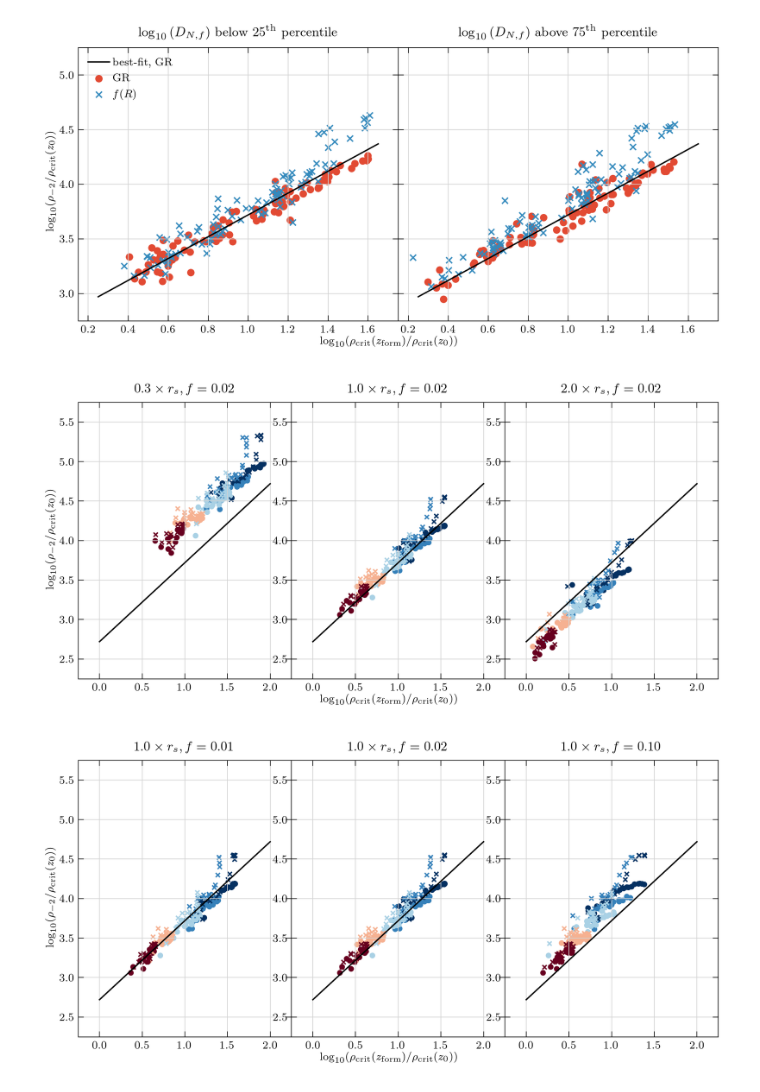
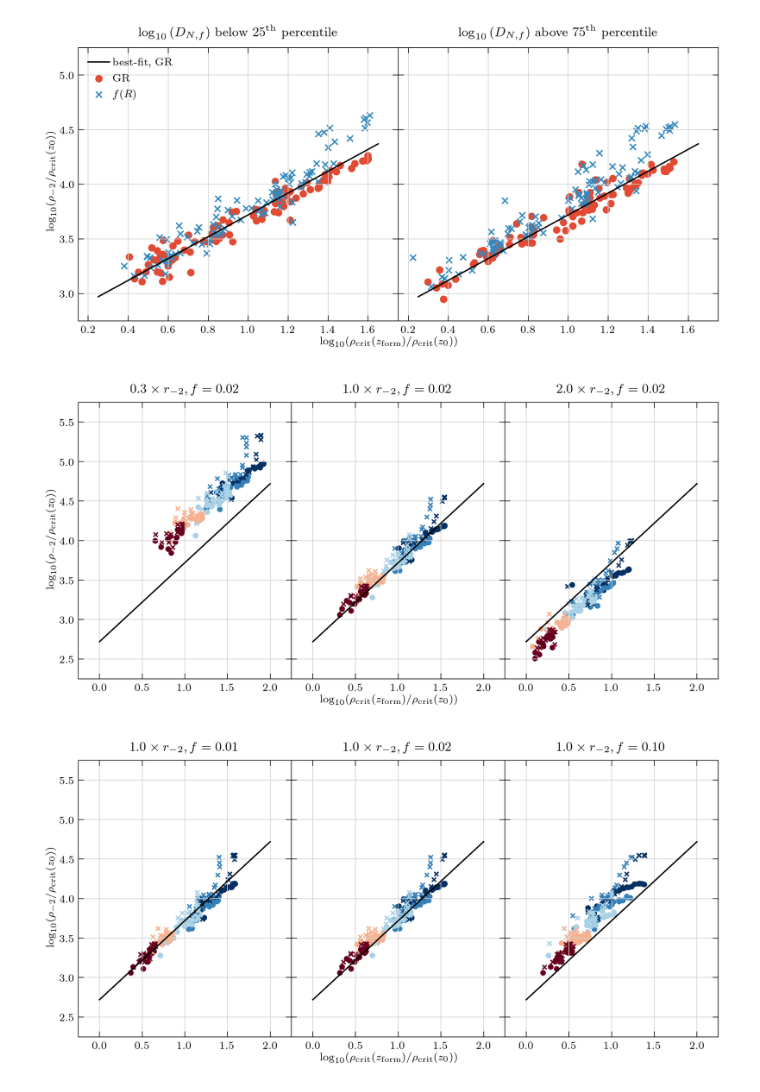
Before and after one commit to oleskiewicz/hbtp, a Jupyter notebook: relation.ipynb, the cells around one changed output. Cells and saved outputs as stored; diff of their text form; code cells hidden in the pictures.

Commit message:
fix figure titles

```diff
--- a/relation.ipynb
+++ b/relation.ipynb
@@ -9,7 +9,7 @@ import matplotlib
 # %%
 plt.style.use("paper")
 # %%
-savefig = False
+savefig = True
 # %%
 grav = "GR_b64n512"
 NFW_f = 0.02
@@ -307,7 +307,7 @@ if savefig:
 # %% [output]
 [figure]
 # %%
-def plot_rhorho(ax, NFW_f, rs_f):
+def plot_rhorho(ax, NFW_f, rs_f, print_yticklabels=False):
     # GR
     _d = d[(d["grav"] == "GR_b64n512") & (d["f"] == NFW_f) & (d["rs_f"] == rs_f)]
     ax.scatter(x=_d["rho_f"], y=_d["rho_s"], marker="o", c=_d["z"], s=10, label=None)
@@ -318,40 +318,42 @@ def plot_rhorho(ax, NFW_f, rs_f):
     _d = d[(d["grav"] == "fr6_b64n512") & (d["f"] == NFW_f) & (d["rs_f"] == rs_f)]
     ax.scatter(x=_d["rho_f"], y=_d["rho_s"], marker="x", c=_d["z"], s=10, label=None)
 
-    ax.set_title(r"$%0.1f \times r_s, f=%0.2f$" % (rs_f, NFW_f))
+    ax.set_title(r"$%0.1f \times r_{-2}, f=%0.2f$" % (rs_f, NFW_f))
     ax.set_xlim((-0.25, 2.25))
     ax.set_ylim((2.25, 5.75))
+    if not print_yticklabels:
+        ax.set_yticklabels([])
 # %%
 fig = plt.figure(figsize=(7.0, 3.4))
 grid = plt.GridSpec(1, 3, hspace=0.0, wspace=0.0)
 
 d = pd.read_csv("./result_20.csv").dropna()
 d["z"] = zs.loc[d["snap"]].values
 
-plot_rhorho(fig.add_subplot(grid[0, 0]), 0.02, 0.3)
+plot_rhorho(fig.add_subplot(grid[0, 0]), 0.02, 0.3, True)
 plot_rhorho(fig.add_subplot(grid[0, 1]), 0.02, 1.0)
 plot_rhorho(fig.add_subplot(grid[0, 2]), 0.02, 2.0)
 
 fig.text(
     0.5,
     0.0,
     r"$\log_{10}(\rho_{\mathrm{crit}}(z_{\mathrm{form}}) / \rho_{\mathrm{crit}}(z_{0}))$",
     ha="center",
 )
 fig.text(
     0.0,
     0.5,
     r"$\log_{10}(\rho_{-2} / \rho_{\mathrm{crit}}(z_{0}))$",
     va="center",
     rotation="vertical",
 )
 
 fig.tight_layout()
 
 if savefig:
     fig.savefig("./plots/rhorho_var_rs_f.pdf")
 # %% [output]
-[figure, old version]
+[figure, new version]
 # %%
 fig = plt.figure(figsize=(7.0, 3.4))
 grid = plt.GridSpec(1, 3, hspace=0.0, wspace=0.0)
@@ -359,7 +361,7 @@ grid = plt.GridSpec(1, 3, hspace=0.0, wspace=0.0)
 d = pd.read_csv("./result_20.csv").dropna()
 d["z"] = zs.loc[d["snap"]].values
 
-plot_rhorho(fig.add_subplot(grid[0, 0]), 0.01, 1.0)
+plot_rhorho(fig.add_subplot(grid[0, 0]), 0.01, 1.0, True)
 plot_rhorho(fig.add_subplot(grid[0, 1]), 0.02, 1.0)
 plot_rhorho(fig.add_subplot(grid[0, 2]), 0.10, 1.0)
 
@@ -382,4 +384,4 @@ fig.tight_layout()
 if savefig:
     fig.savefig("./plots/rhorho_var_NFW_f.pdf")
 # %% [output]
-[figure, old version]
+[figure, new version]
```
